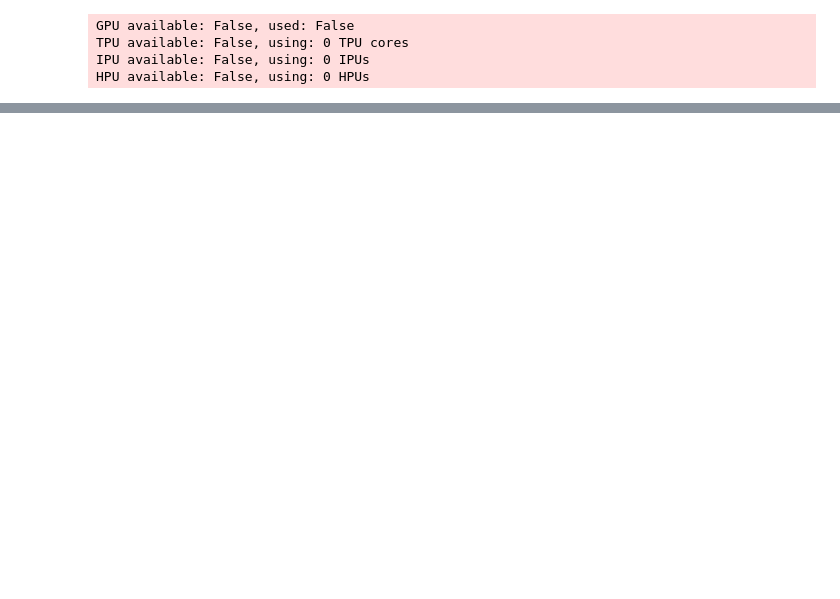
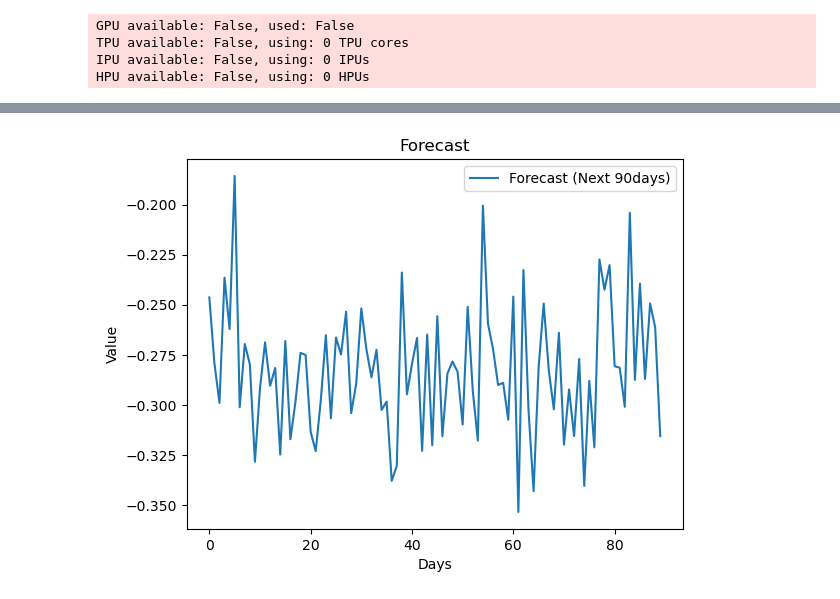
Before and after one commit to richardhoehn/mtsu.csci.7850.project, a Jupyter notebook: src/App_02_Test_LSTM_Model.ipynb, the cells around one changed output, grey strips where cells are left out. Cells and saved outputs as stored; diff of their text form; code cells hidden in the pictures; blank space fills up the shorter version.

```diff
--- a/src/App_02_Test_LSTM_Model.ipynb
+++ b/src/App_02_Test_LSTM_Model.ipynb
@@ -153,7 +86,19 @@ y_train = torch.from_numpy(y_train).float()
 x_test = torch.from_numpy(x_test).float()
 y_test = torch.from_numpy(y_test).float()
 # %%
-from App_LSTM_Model import LSTM_Model
+xy_train = torch.utils.data.DataLoader(list(zip(torch.Tensor(x_train).float(),
+                                                torch.Tensor(y_train).float())),
+                                       shuffle=True,
+                                       batch_size=cfg_batch_size,
+                                       num_workers=cfg_num_workers)
 
-model = LSTM_Model()
-model.load_state_dict(torch.load('./lstm-model.pth'))
+xy_test = torch.utils.data.DataLoader(list(zip(torch.Tensor(x_test).float(),
+                                              torch.Tensor(y_test).float())),
+                                     shuffle=False,
+                                     batch_size=cfg_batch_size,
+                                     num_workers=cfg_num_workers)
+
+
+logger = pl.loggers.CSVLogger("lstm-logger",
+                              name="LSTM-Project",
+                              version="1.0.0")
@@ -249,0 +131,3 @@ model(x_test).squeeze()
+# %%
+state_dict = torch.hub.load_state_dict_from_url(cfg_model_url)
+model.load_state_dict(state_dict)
@@ -249,0 +146,26 @@ model(x_test).squeeze()
+# %%
+# Take the last datapoints from the Test Data
+starting_tensor = x_test[-1:]
+input_tensor = starting_tensor
+
+# Fore Cast Array to Plot
+forecast_array = np.array([])
+
+for i in range(90):
+    output = model(input_tensor)
+    forecast = output.item()
+    forecast_array = np.append(forecast_array, forecast)
+    if output.dim() == 2:
+        output = output.unsqueeze(0)  # Adds a batch dimension
+    combined = torch.cat((input_tensor, output), dim=1)
+    result = combined[:, 1:, :]
+# %%
+# Plot the next 90days forecast predictions
+plt.plot(forecast_array, label="Forecast (Next 90days)")
+plt.xlabel("Days")
+plt.ylabel("Value")
+plt.legend()
+plt.title("Forecast")
+plt.show()
+# %% [output]
+[figure, added]
```
Also changed, not shown: parts of 14 cells of this notebook, 16 other files.
